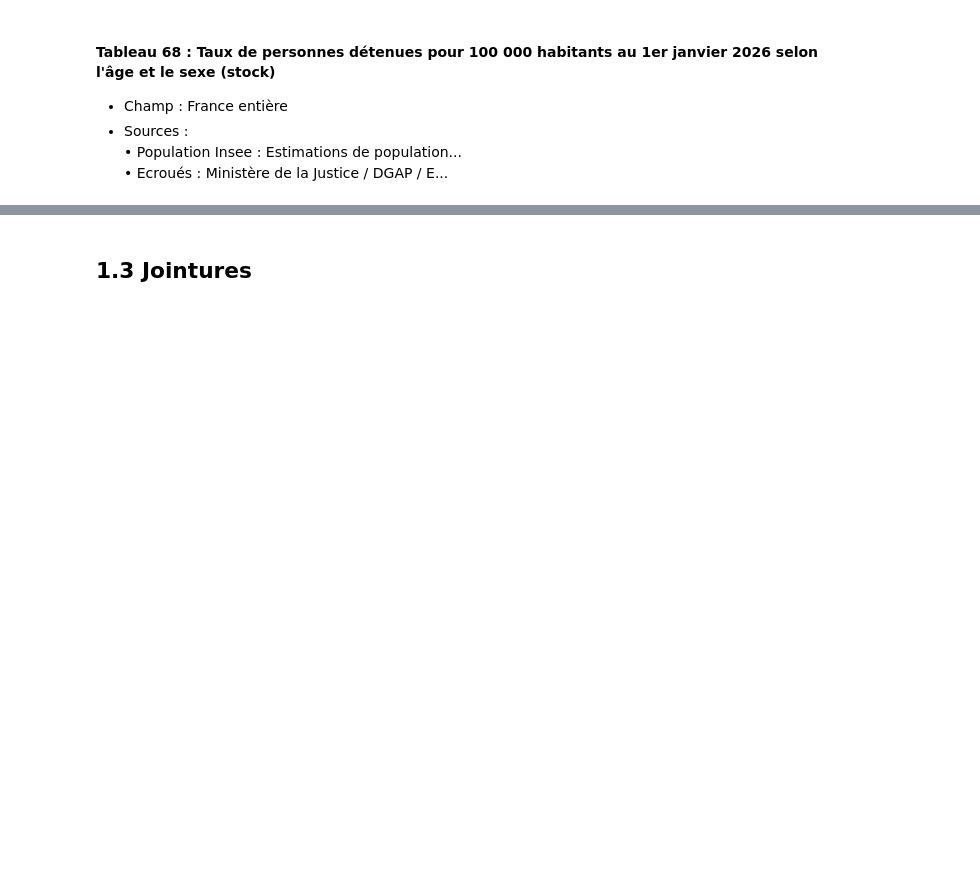
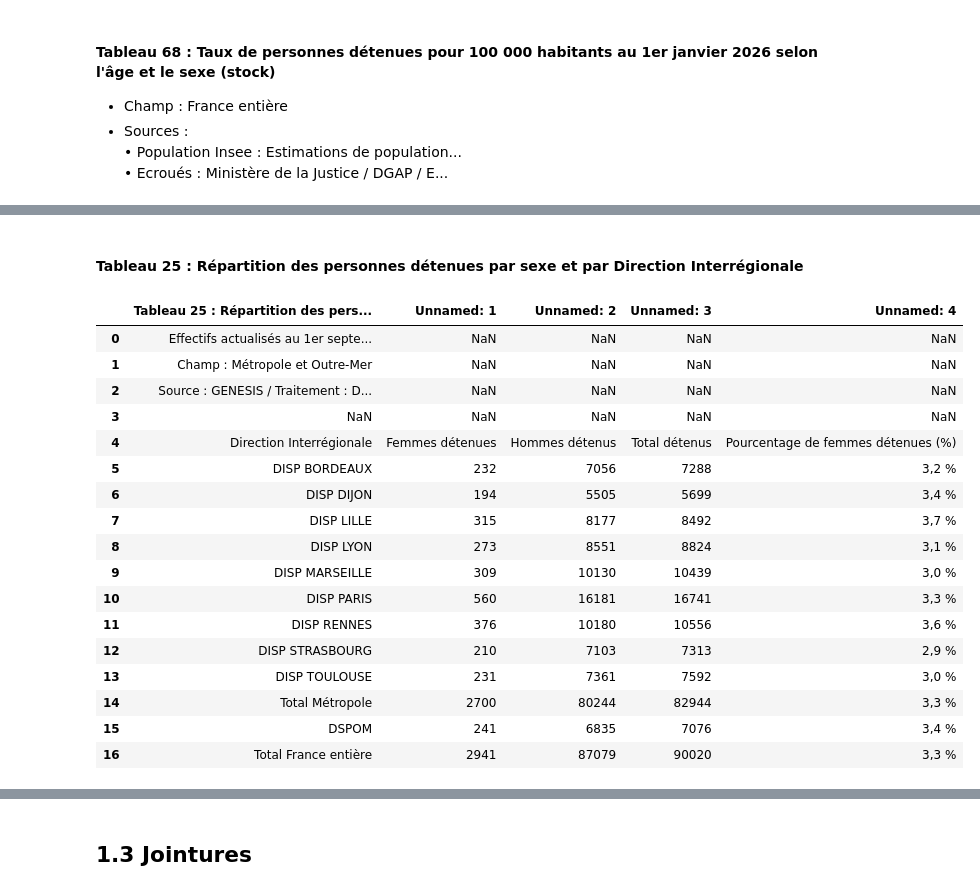
Before and after one commit to lili-dupont/python-for-data-science, a Jupyter notebook: code/notebook.ipynb, the cells around one changed output, grey strips where cells are left out. Saved outputs shown, nothing was run; the diff lists cells and outputs as text; code cells hidden in the pictures; blank space fills up the shorter version.

```diff
--- a/code/notebook.ipynb
+++ b/code/notebook.ipynb
@@ -222,0 +150,23 @@ dico_dfcsv["df68"]
+# %% [markdown]
+#### Tableau 25 : Répartition des personnes détenues par sexe et par Direction Interrégionale
+# %%
+dico_dfcsv["df25"]
+# %% [output]
+|  | Tableau 25 : Répartition des pers... | Unnamed: 1 | Unnamed: 2 | Unnamed: 3 | Unnamed: 4 |
+| 0 | Effectifs actualisés au 1er septe... | NaN | NaN | NaN | NaN |
+| 1 | Champ : Métropole et Outre-Mer | NaN | NaN | NaN | NaN |
+| 2 | Source : GENESIS / Traitement : D... | NaN | NaN | NaN | NaN |
+| 3 | NaN | NaN | NaN | NaN | NaN |
+| 4 | Direction Interrégionale | Femmes détenues | Hommes détenus | Total détenus | Pourcentage de femmes détenues (%) |
+| 5 | DISP BORDEAUX | 232 | 7056 | 7288 | 3,2 % |
+| 6 | DISP DIJON | 194 | 5505 | 5699 | 3,4 % |
+| 7 | DISP LILLE | 315 | 8177 | 8492 | 3,7 % |
+| 8 | DISP LYON | 273 | 8551 | 8824 | 3,1 % |
+| 9 | DISP MARSEILLE | 309 | 10130 | 10439 | 3,0 % |
+| 10 | DISP PARIS | 560 | 16181 | 16741 | 3,3 % |
+| 11 | DISP RENNES | 376 | 10180 | 10556 | 3,6 % |
+| 12 | DISP STRASBOURG | 210 | 7103 | 7313 | 2,9 % |
+| 13 | DISP TOULOUSE | 231 | 7361 | 7592 | 3,0 % |
+| 14 | Total Métropole | 2700 | 80244 | 82944 | 3,3 % |
+| 15 | DSPOM | 241 | 6835 | 7076 | 3,4 % |
+| 16 | Total France entière | 2941 | 87079 | 90020 | 3,3 % |
```
Also changed, not shown: parts of 20 cells of this notebook, 11 other files.
